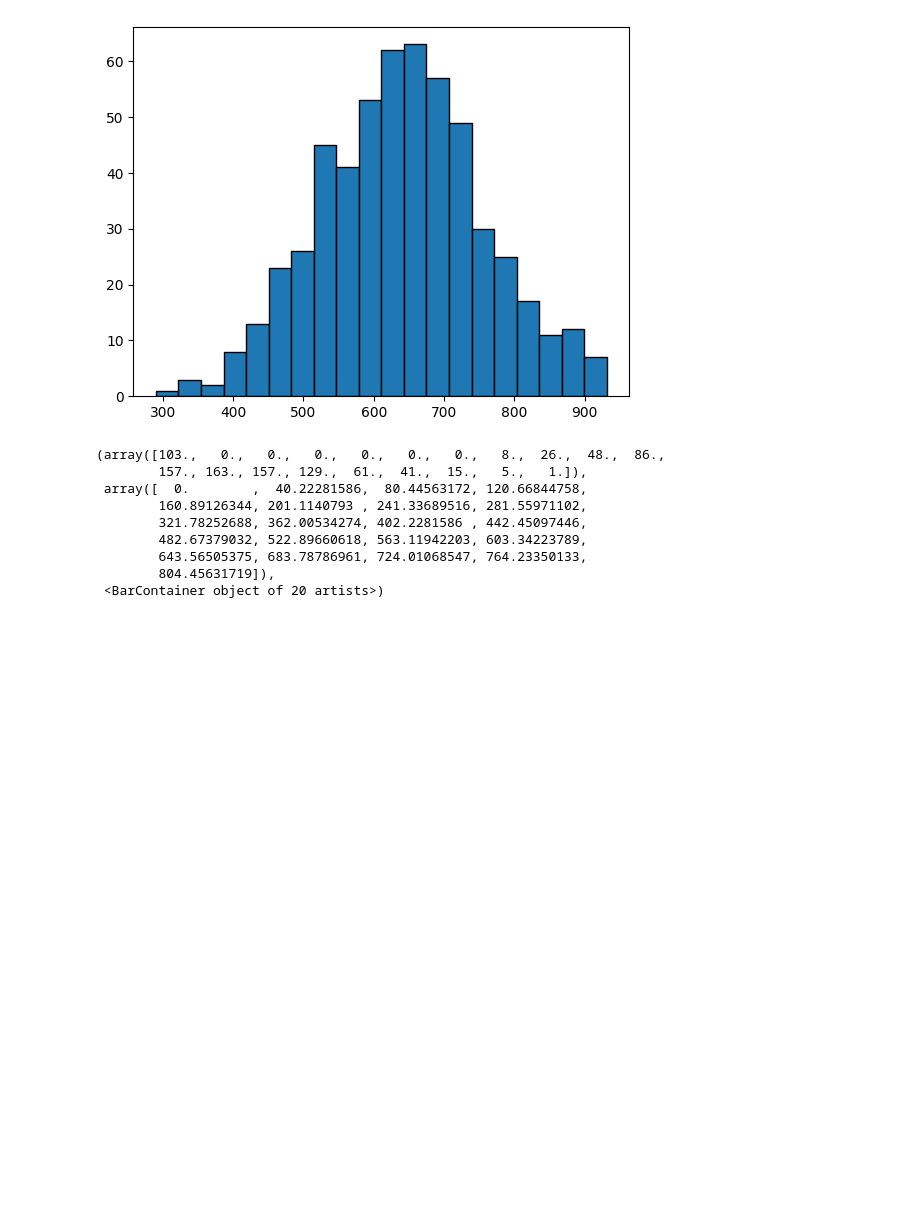
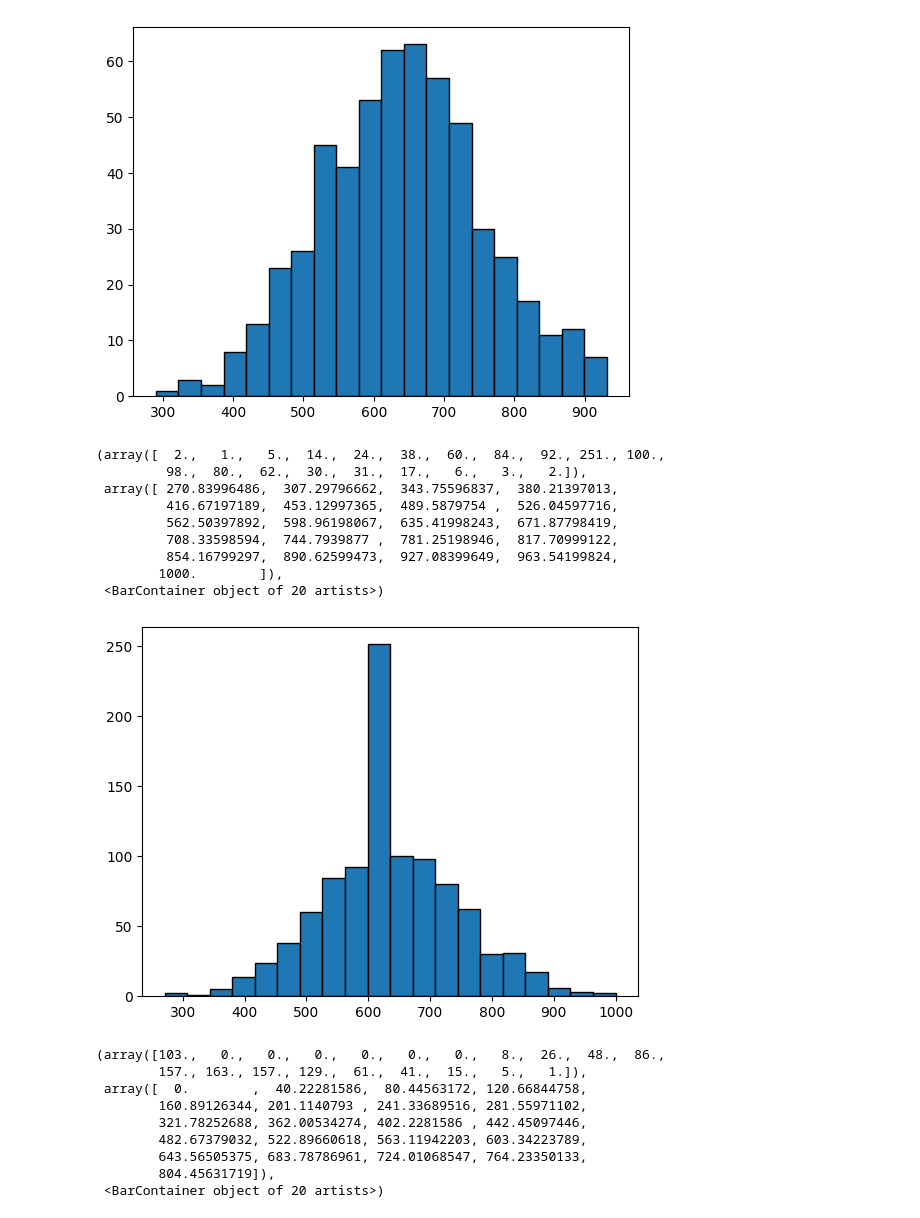
Before and after one commit to mariaelisascovino/Estatistica_python_frequencias_e_medidas, a Jupyter notebook: Frequências_e_Medidas.ipynb, the cells around one changed output. Saved outputs shown, nothing was run; the diff lists cells and outputs as text; code cells hidden in the pictures; blank space fills up the shorter version.

```diff
--- a/Frequências_e_Medidas.ipynb
+++ b/Frequências_e_Medidas.ipynb
@@ -524,6 +1053,23 @@ se não assimétricas?
         931.30527499]),
  <BarContainer object of 20 artists>)
 [figure]
+# %%
+ #com nulos= mediana:
+
+ plt.hist(df_mediana['Redação'], bins = 20, edgecolor = 'black')
+
+ #é assimétrico à direita, com cauda mais longa à direita e pico em torno de 600-620.
+# %% [output]
+(array([  2.,   1.,   5.,  14.,  24.,  38.,  60.,  84.,  92., 251., 100.,
+         98.,  80.,  62.,  30.,  31.,  17.,   6.,   3.,   2.]),
+ array([ 270.83996486,  307.29796662,  343.75596837,  380.21397013,
+         416.67197189,  453.12997365,  489.5879754 ,  526.04597716,
+         562.50397892,  598.96198067,  635.41998243,  671.87798419,
+         708.33598594,  744.7939877 ,  781.25198946,  817.70999122,
+         854.16799297,  890.62599473,  927.08399649,  963.54199824,
+        1000.        ]),
+ <BarContainer object of 20 artists>)
+[figure, added]
 # %%
 #com nulos=0
 plt.hist(df1['Linguagens'], bins = 20, edgecolor = 'black')
```
Also changed, not shown: parts of 99 cells of this notebook.
